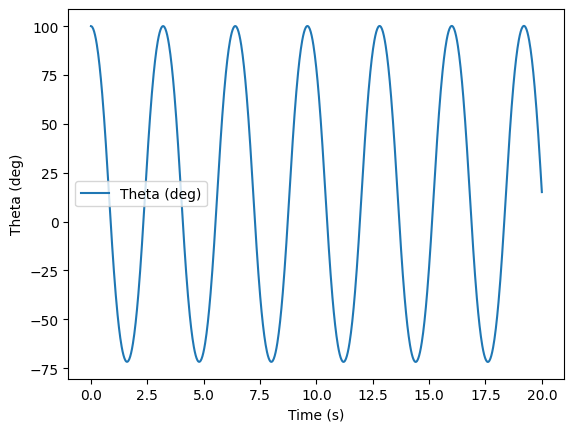
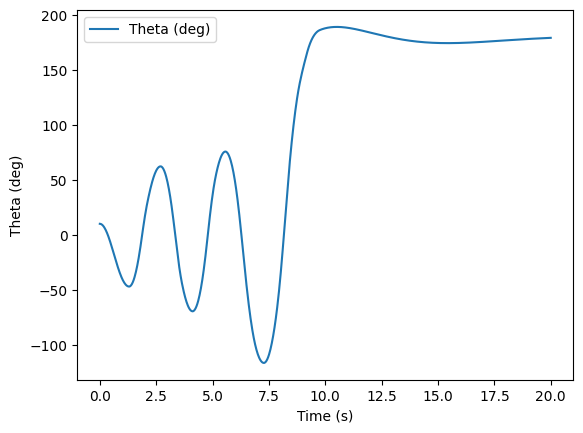
The notebook cell's code change between the first figure and the second:
--- before
+++ after
@@ -1,3 +1,3 @@
-theta0 = np.radians(100)
+theta0 = np.radians(10)
 theta_dot0 = np.radians(0)
 x0 = 0.0
@@ -10,5 +10,5 @@
 t_eval = np.linspace(0, t_end, t_end*fps)
 
-sol = solve_ivp(derivatives_LQR, [0, t_end], state0, t_eval=t_eval, rtol=1e-9, atol=1e-9)
+sol = solve_ivp(derivatives, [0, t_end], state0, t_eval=t_eval, rtol=1e-9, atol=1e-9)
 x, x_dot, theta, theta_dot = sol.y
 t = sol.t
@@ -25,2 +25,8 @@
 plt.legend()
 plt.show()
+
+plt.plot(t, np.degrees(theta_dot), label='X (m)')
+plt.xlabel('Time (s)')
+plt.ylabel('Angular Velocity (deg/s)')
+plt.legend()
+plt.show()

Commit: Add files via upload